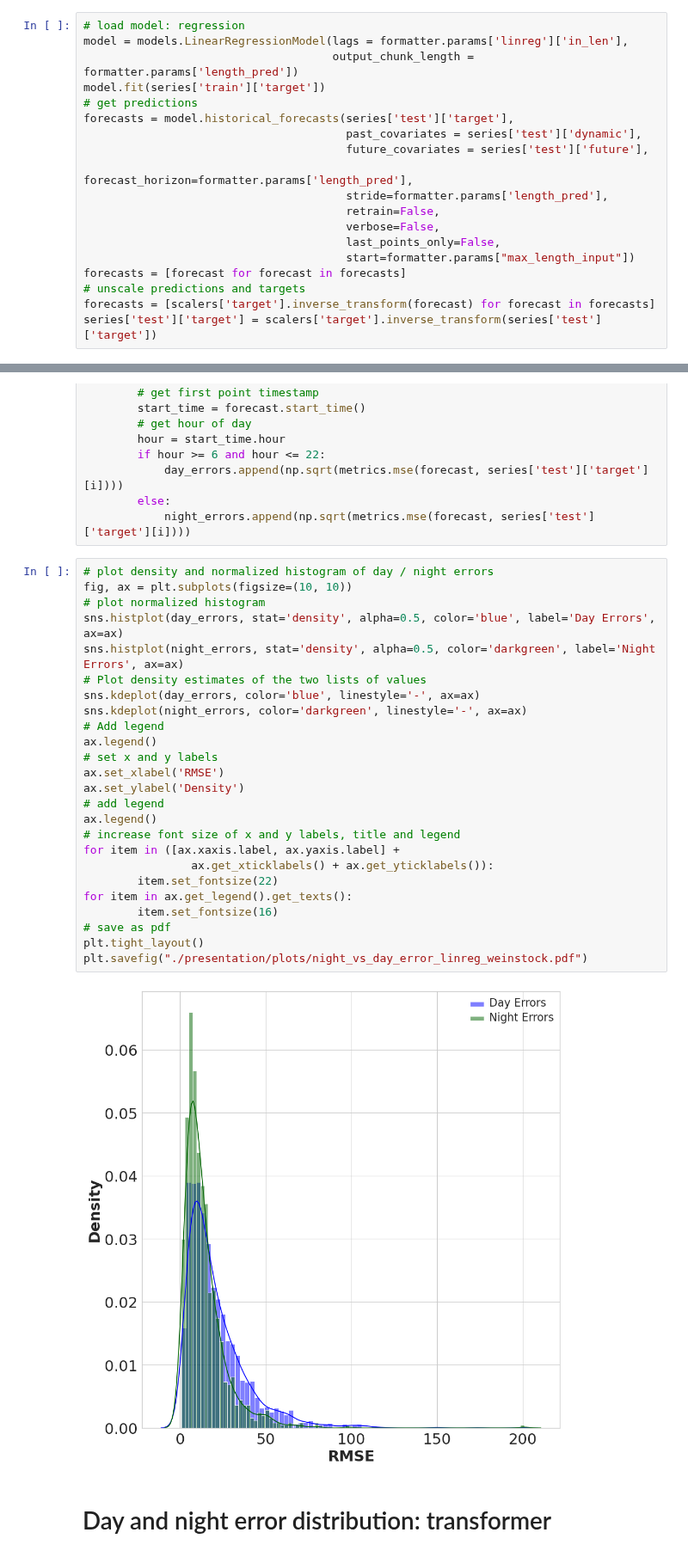
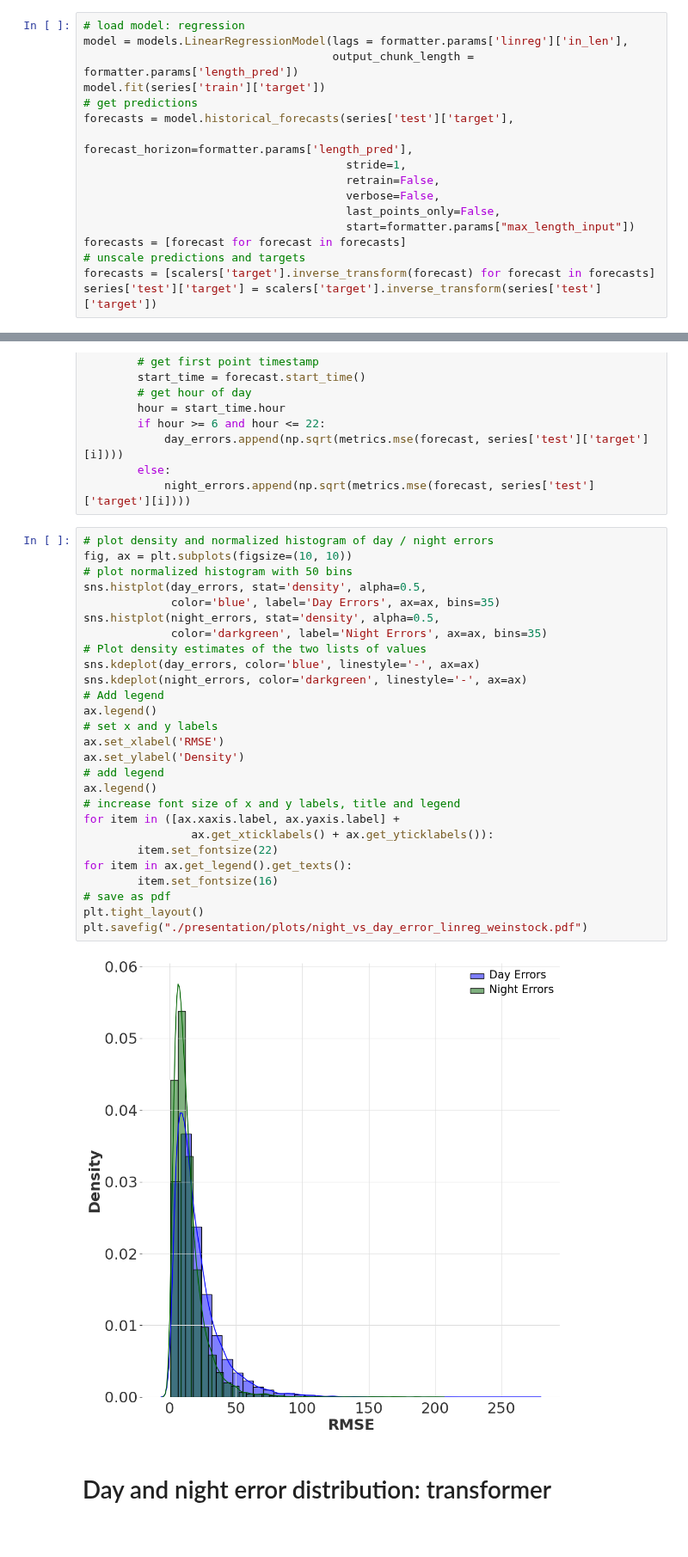
Before and after one commit to IrinaStatsLab/GlucoBench, a Jupyter notebook: presentation/plots.ipynb, the cells around one changed output, grey strips where cells are left out. Shown at 86% size. Cells and saved outputs as stored; diff of their text form.

Commit message:
Edited plot styles

```diff
--- a/presentation/plots.ipynb
+++ b/presentation/plots.ipynb
@@ -198,10 +198,8 @@ model = models.LinearRegressionModel(lags = formatter.params['linreg']['in_len']
 model.fit(series['train']['target'])
 # get predictions
 forecasts = model.historical_forecasts(series['test']['target'],
-                                       past_covariates = series['test']['dynamic'],
-                                       future_covariates = series['test']['future'],
                                        forecast_horizon=formatter.params['length_pred'],
-                                       stride=formatter.params['length_pred'],
+                                       stride=1,
                                        retrain=False,
                                        verbose=False,
                                        last_points_only=False,
@@ -227,30 +225,32 @@ for i, forecast_segment in enumerate(forecasts):
 # %%
 # plot density and normalized histogram of day / night errors
 fig, ax = plt.subplots(figsize=(10, 10))
-# plot normalized histogram
-sns.histplot(day_errors, stat='density', alpha=0.5, color='blue', label='Day Errors', ax=ax)
-sns.histplot(night_errors, stat='density', alpha=0.5, color='darkgreen', label='Night Errors', ax=ax)
+# plot normalized histogram with 50 bins
+sns.histplot(day_errors, stat='density', alpha=0.5,
+             color='blue', label='Day Errors', ax=ax, bins=35)
+sns.histplot(night_errors, stat='density', alpha=0.5,
+             color='darkgreen', label='Night Errors', ax=ax, bins=35)
 # Plot density estimates of the two lists of values
 sns.kdeplot(day_errors, color='blue', linestyle='-', ax=ax)
 sns.kdeplot(night_errors, color='darkgreen', linestyle='-', ax=ax)
 # Add legend
 ax.legend()
 # set x and y labels
 ax.set_xlabel('RMSE')
 ax.set_ylabel('Density')
 # add legend
 ax.legend()
 # increase font size of x and y labels, title and legend
 for item in ([ax.xaxis.label, ax.yaxis.label] +
                 ax.get_xticklabels() + ax.get_yticklabels()):
         item.set_fontsize(22)
 for item in ax.get_legend().get_texts():
         item.set_fontsize(16)
 # save as pdf
 plt.tight_layout()
 plt.savefig("./presentation/plots/night_vs_day_error_linreg_weinstock.pdf")
 # %% [output]
-[figure, old version]
+[figure, new version]
 # %% [markdown]
 # Day and night error distribution: transformer
 # %%
```
Also changed, not shown: parts of 6 cells of this notebook, 1 other file.
